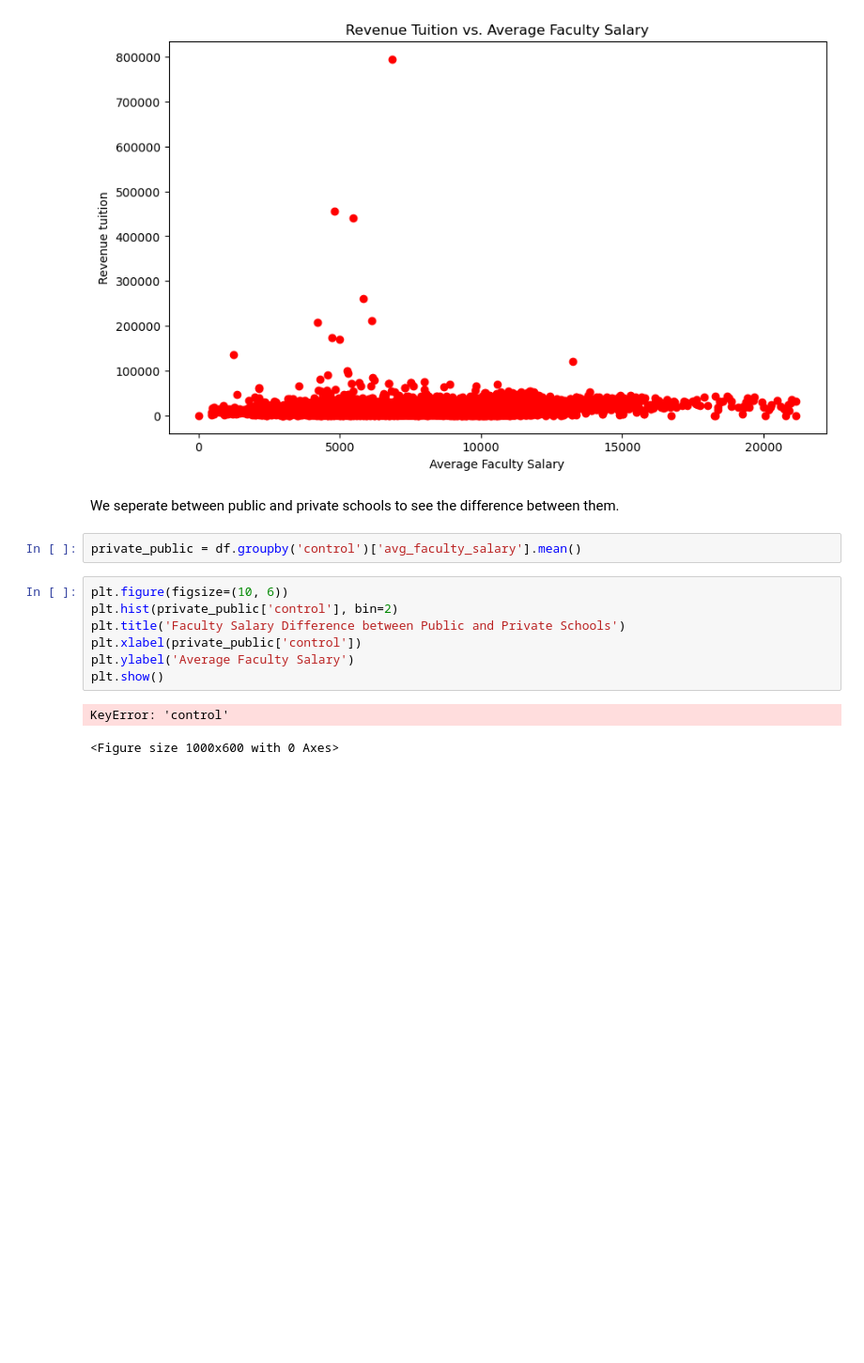
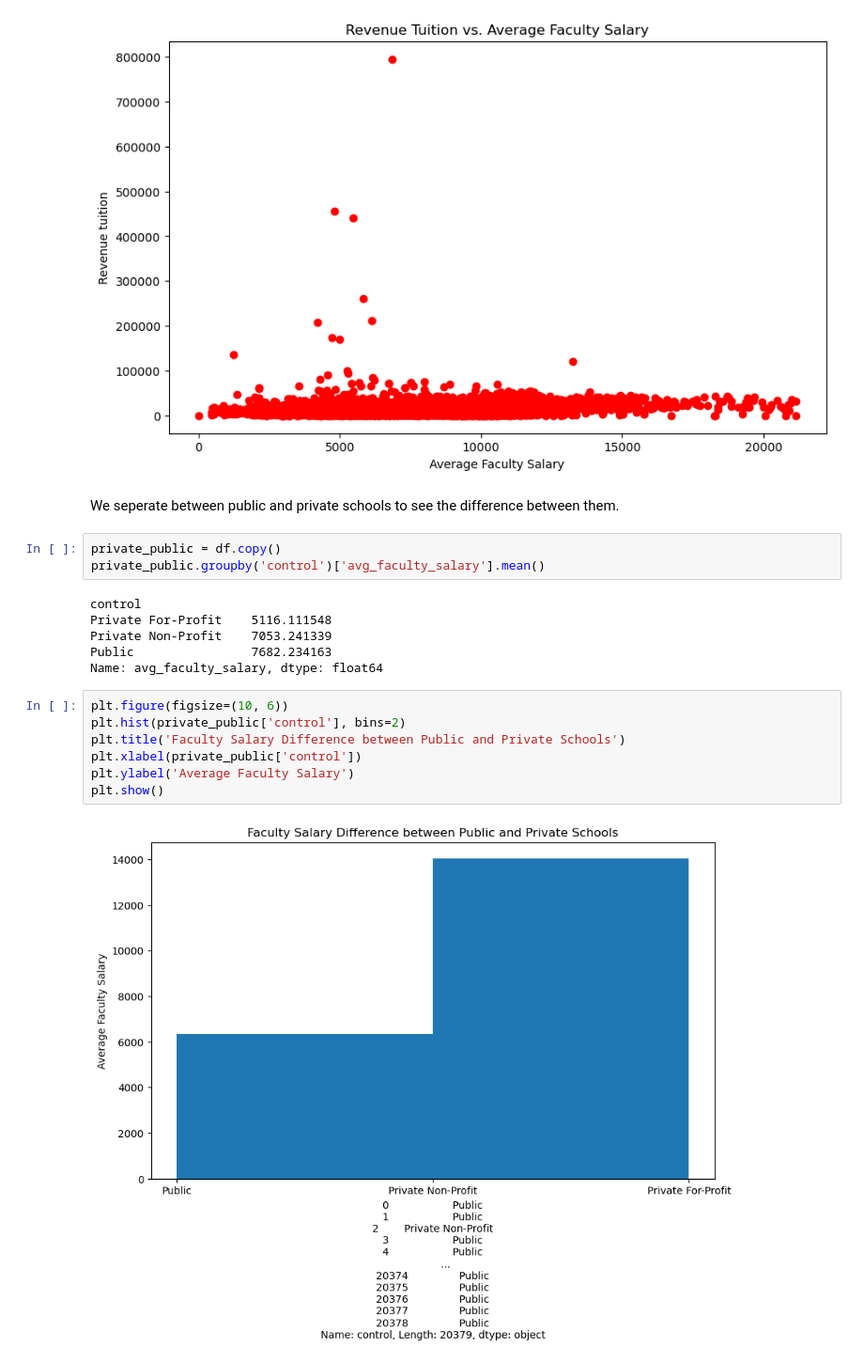
Before and after one commit to sophiagzf/teamHoward, a Jupyter notebook: create_report.ipynb, the cells around one changed output. Shown at 94% size. Cells and saved outputs as stored; diff of their text form; blank space fills up the shorter version.

```diff
--- a/create_report.ipynb
+++ b/create_report.ipynb
@@ -153,14 +147,20 @@ plt.show()
 # %% [markdown]
 We seperate between public and private schools to see the difference between them.
 # %%
-private_public = df.groupby('control')['avg_faculty_salary'].mean()
+private_public = df.copy()
+private_public.groupby('control')['avg_faculty_salary'].mean()
+# %% [output]
+control
+Private For-Profit    5116.111548
+Private Non-Profit    7053.241339
+Public                7682.234163
+Name: avg_faculty_salary, dtype: float64
 # %%
 plt.figure(figsize=(10, 6))
-plt.hist(private_public['control'], bin=2)
+plt.hist(private_public['control'], bins=2)
 plt.title('Faculty Salary Difference between Public and Private Schools')
 plt.xlabel(private_public['control'])
 plt.ylabel('Average Faculty Salary')
 plt.show()
 # %% [output]
-KeyError: 'control'
-<Figure size 1000x600 with 0 Axes>
+[figure, added]
```
Also changed, not shown: parts of 6 cells of this notebook.
